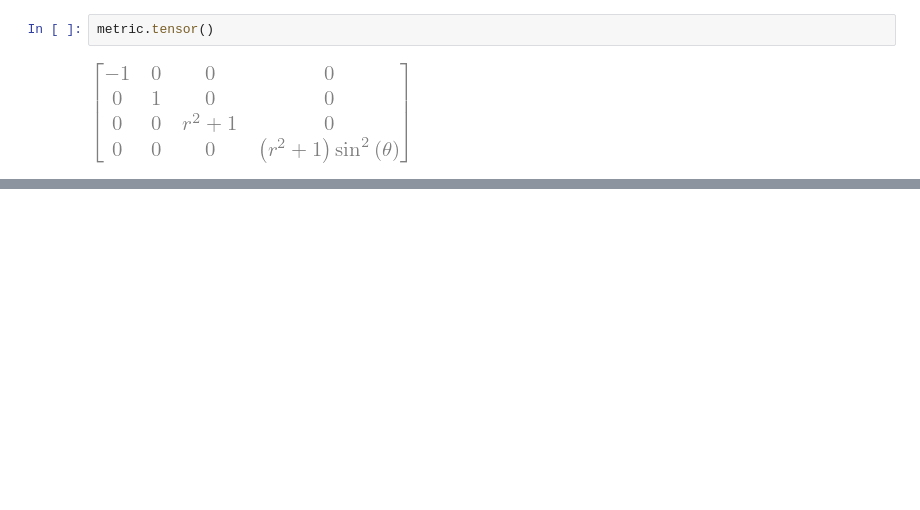
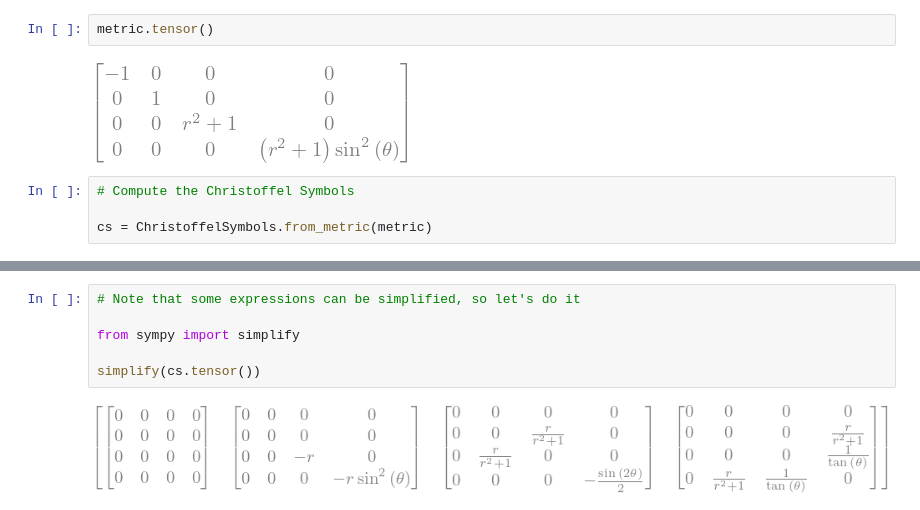
Before and after one commit to algorythmist/computational-physics, a Jupyter notebook: einsteinpy-exploration.ipynb, the cells around one changed output, grey strips where cells are left out. Cells and saved outputs as stored; diff of their text form; blank space fills up the shorter version.

```diff
--- a/einsteinpy-exploration.ipynb
+++ b/einsteinpy-exploration.ipynb
@@ -15,3 +17,7 @@ metric = MetricTensor(m, syms)
 metric.tensor()
 # %% [output]
 [figure]
+# %%
+# Compute the Christoffel Symbols
+
+cs = ChristoffelSymbols.from_metric(metric)
@@ -17,0 +28,8 @@ metric.tensor()
+# %%
+# Note that some expressions can be simplified, so let's do it
+
+from sympy import simplify
+
+simplify(cs.tensor())
+# %% [output]
+[figure, added]
```
Also changed, not shown: parts of 7 cells of this notebook.
